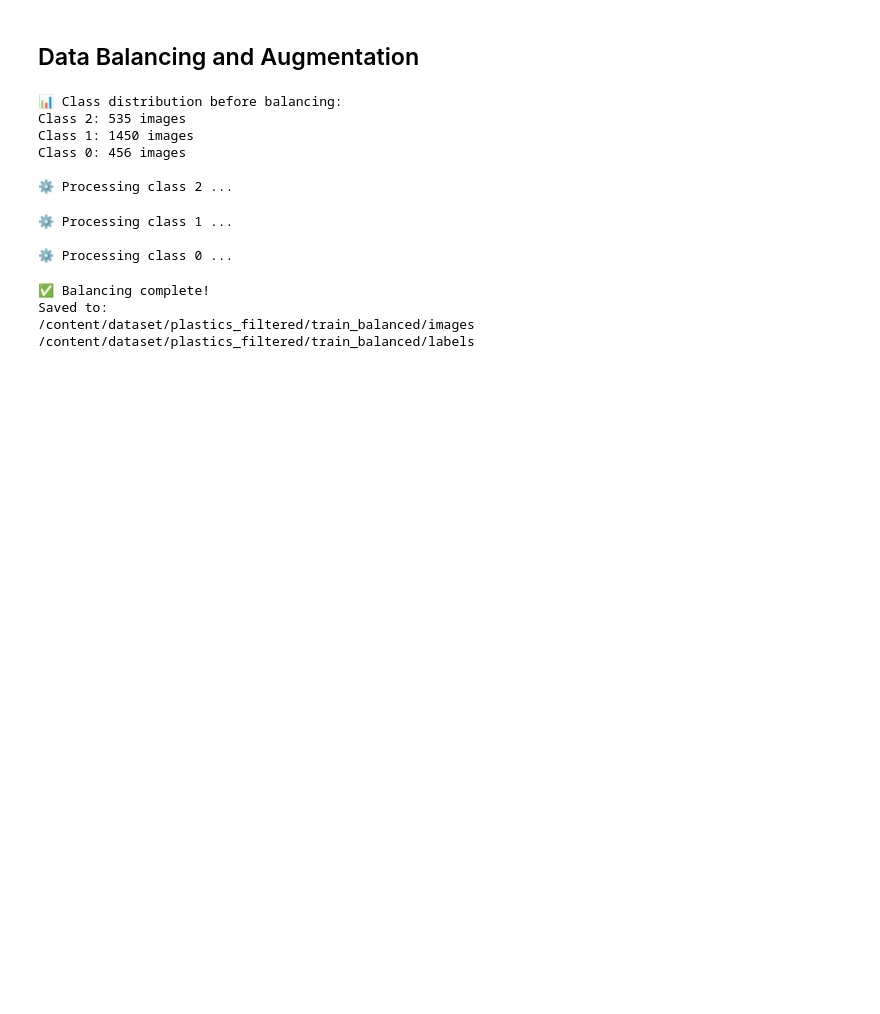
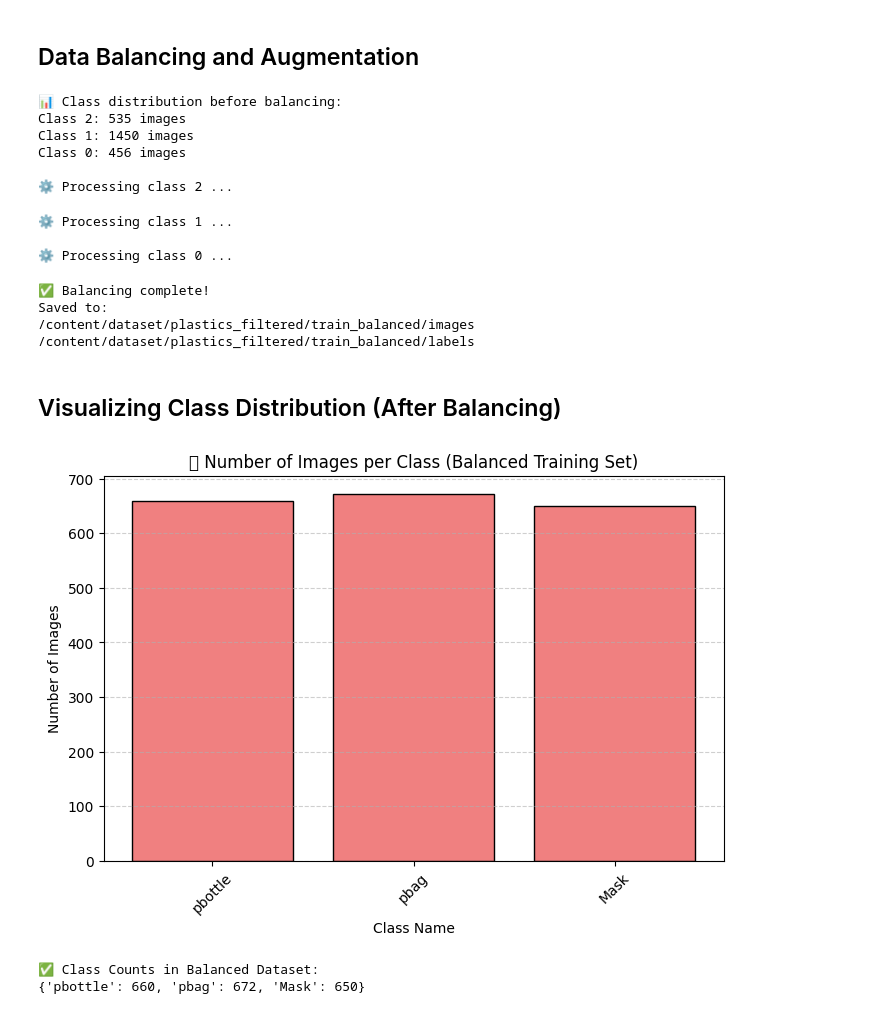
Before and after one commit to varshith731/AquaPlast, a Jupyter notebook: Project.ipynb, the cells around one changed output. Drawn from its saved outputs; the diff is of its cells as text; code cells hidden in the pictures; blank space fills up the shorter version.

Commit message:
feat: add post-balancing distribution visualization and verification

```diff
--- a/Project.ipynb
+++ b/Project.ipynb
@@ -282,3 +282,53 @@ Class 0: 456 images
 Saved to:
 /content/dataset/plastics_filtered/train_balanced/images
 /content/dataset/plastics_filtered/train_balanced/labels
+# %% [markdown]
+## Visualizing Class Distribution (After Balancing)
+# %%
+import os, glob, yaml, matplotlib.pyplot as plt
+from collections import defaultdict
+
+def plot_class_distribution_balanced(dataset_path, yaml_path):
+    """
+    Plots the number of images containing each class in the *balanced* training set.
+    """
+    with open(yaml_path, 'r') as f:
+        data = yaml.safe_load(f)
+    class_names = data['names']
+
+    label_path = os.path.join(dataset_path, 'train_balanced/labels')
+    label_files = glob.glob(os.path.join(label_path, '*.txt'))
+
+    class_to_images = defaultdict(set)
+    for file in label_files:
+        image_id = os.path.splitext(os.path.basename(file))[0]
+        with open(file, 'r') as f:
+            for line in f:
+                parts = line.strip().split()
+                if len(parts) > 0:
+                    cls_id = int(parts[0])
+                    class_to_images[cls_id].add(image_id)
+
+    class_counts = {class_names[i]: len(imgs) for i, imgs in class_to_images.items()}
+
+    plt.figure(figsize=(8,5))
+    plt.bar(class_counts.keys(), class_counts.values(), color='lightcoral', edgecolor='black')
+    plt.title("📊 Number of Images per Class (Balanced Training Set)")
+    plt.xlabel("Class Name")
+    plt.ylabel("Number of Images")
+    plt.xticks(rotation=45)
+    plt.grid(axis='y', linestyle='--', alpha=0.6)
+    plt.show()
+
+    print("\n✅ Class Counts in Balanced Dataset:")
+    print(class_counts)
+
+# === Run for your balanced dataset ===
+plot_class_distribution_balanced(
+    dataset_path='/content/dataset/plastics_filtered',
+    yaml_path='/content/dataset/plastics_filtered/data.yaml'
+)
+# %% [output]
+[figure, added]
+✅ Class Counts in Balanced Dataset:
+{'pbottle': 660, 'pbag': 672, 'Mask': 650}
```
